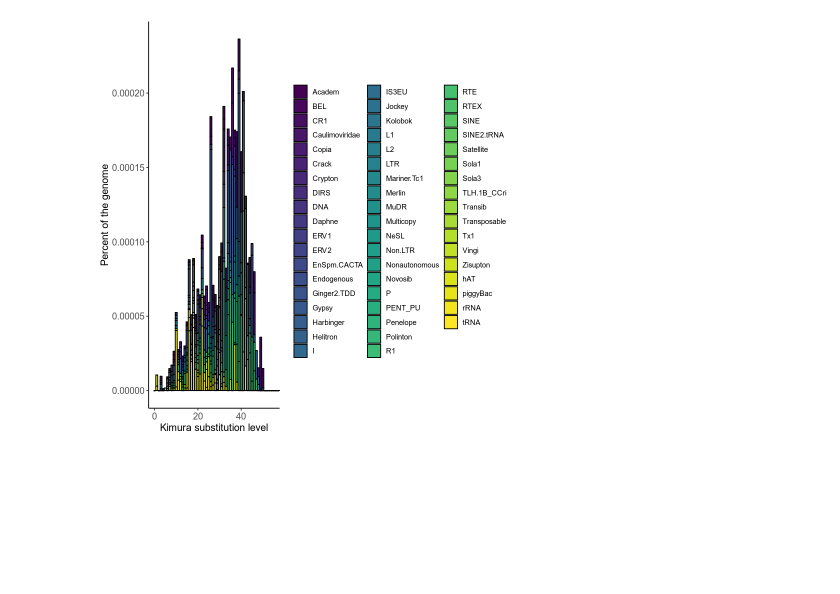
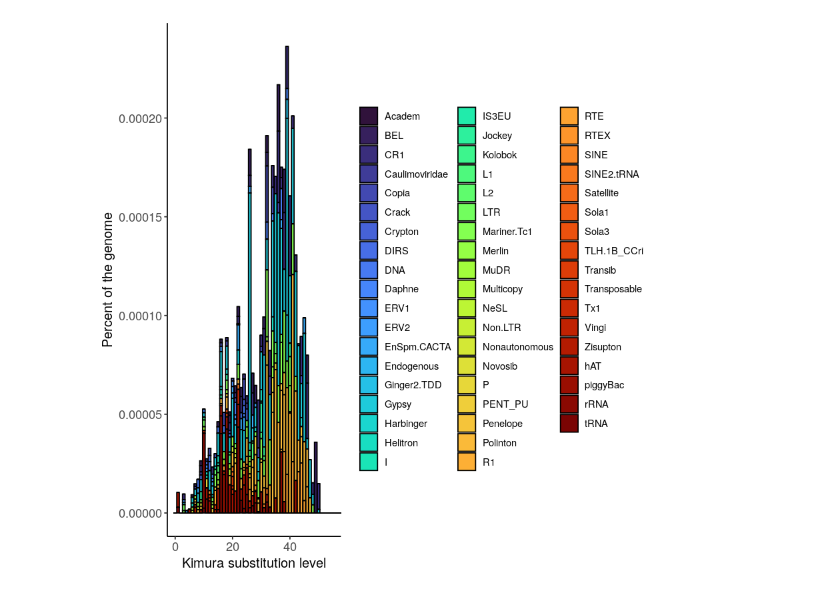
Before and after one commit to Tiago-Minuzzi/tiago-minuzzi, a Jupyter notebook: R/kimura_plot_r.ipynb, the cells around one changed output. Saved outputs shown, nothing was run; the diff lists cells and outputs as text; code cells hidden in the pictures; blank space fills up the shorter version.

Commit message:
Change color and save plot

```diff
--- a/R/kimura_plot_r.ipynb
+++ b/R/kimura_plot_r.ipynb
@@ -22,13 +28,13 @@ kd_melt=kd_melt[!kd_melt['variable']=='X',]
 # %%
 # plot
 ggplot(kd_melt, aes(fill=variable, y=norm, x=Div)) +
   geom_bar(position="stack", stat="identity",color="black") +
-  scale_fill_viridis(discrete = T) +
+  scale_fill_viridis(discrete = T,option = 'turbo') +
   theme_classic() +
   xlab("Kimura substitution level") +
   ylab("Percent of the genome") +
   labs(fill = "") +
   coord_cartesian(xlim = c(0, 55)) +
   theme(axis.text=element_text(size=11),axis.title =element_text(size=12))
 # %% [output]
-[figure, old version]
+[figure, new version]
```
Also changed, not shown: parts of 3 cells of this notebook.
